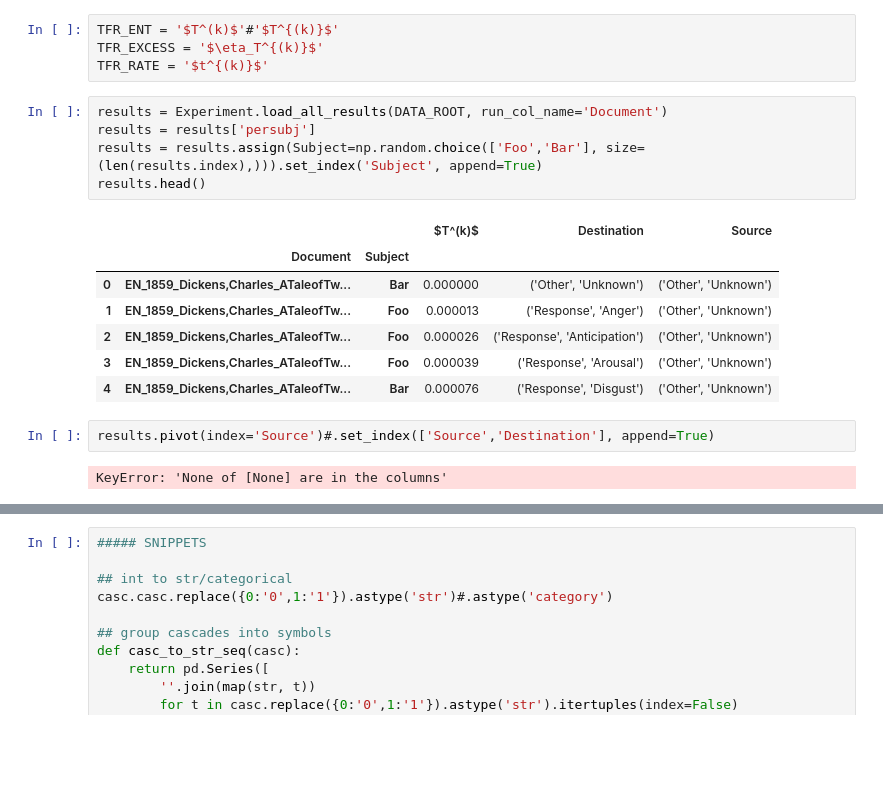
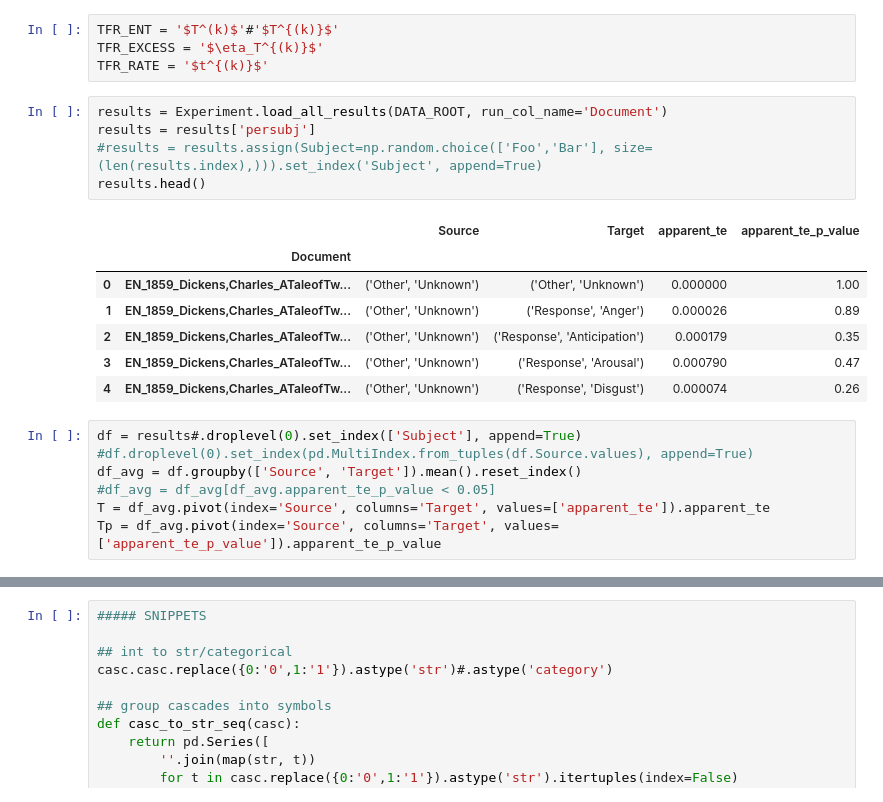
Before and after one commit to kjaquier/psylit-experiments, a Jupyter notebook: notebooks/dev/cascades-transfer-entropy.ipynb, the cells around one changed output, grey strips where cells are left out. Drawn from its saved outputs; the diff is of its cells as text; blank space fills up the shorter version.

Commit message:
Apparent TE + WIP Complete TE

```diff
--- a/notebooks/dev/cascades-transfer-entropy.ipynb
+++ b/notebooks/dev/cascades-transfer-entropy.ipynb
@@ -65,17 +62,20 @@ TFR_RATE = '$t^{(k)}$'
 # %%
 results = Experiment.load_all_results(DATA_ROOT, run_col_name='Document')
 results = results['persubj']
-results = results.assign(Subject=np.random.choice(['Foo','Bar'], size=(len(results.index),))).set_index('Subject', append=True)
+#results = results.assign(Subject=np.random.choice(['Foo','Bar'], size=(len(results.index),))).set_index('Subject', append=True)
 results.head()
 # %% [output]
-|  |  |  | $T^(k)$ | Destination | Source |
-|  | Document | Subject |  |  |  |
-| 0 | EN_1859_Dickens,Charles_ATaleofTw... | Bar | 0.000000 | ('Other', 'Unknown') | ('Other', 'Unknown') |
-| 1 | EN_1859_Dickens,Charles_ATaleofTw... | Foo | 0.000013 | ('Response', 'Anger') | ('Other', 'Unknown') |
-| 2 | EN_1859_Dickens,Charles_ATaleofTw... | Foo | 0.000026 | ('Response', 'Anticipation') | ('Other', 'Unknown') |
-| 3 | EN_1859_Dickens,Charles_ATaleofTw... | Foo | 0.000039 | ('Response', 'Arousal') | ('Other', 'Unknown') |
-| 4 | EN_1859_Dickens,Charles_ATaleofTw... | Bar | 0.000076 | ('Response', 'Disgust') | ('Other', 'Unknown') |
+|  |  | Source | Target | apparent_te | apparent_te_p_value |
+|  | Document |  |  |  |  |
+| 0 | EN_1859_Dickens,Charles_ATaleofTw... | ('Other', 'Unknown') | ('Other', 'Unknown') | 0.000000 | 1.00 |
+| 1 | EN_1859_Dickens,Charles_ATaleofTw... | ('Other', 'Unknown') | ('Response', 'Anger') | 0.000026 | 0.89 |
+| 2 | EN_1859_Dickens,Charles_ATaleofTw... | ('Other', 'Unknown') | ('Response', 'Anticipation') | 0.000179 | 0.35 |
+| 3 | EN_1859_Dickens,Charles_ATaleofTw... | ('Other', 'Unknown') | ('Response', 'Arousal') | 0.000790 | 0.47 |
+| 4 | EN_1859_Dickens,Charles_ATaleofTw... | ('Other', 'Unknown') | ('Response', 'Disgust') | 0.000074 | 0.26 |
-# %%
-results.pivot(index='Source')#.set_index(['Source','Destination'], append=True)
-# %% [output]
-KeyError: 'None of [None] are in the columns'
+# %%
+df = results#.droplevel(0).set_index(['Subject'], append=True)
+#df.droplevel(0).set_index(pd.MultiIndex.from_tuples(df.Source.values), append=True)
+df_avg = df.groupby(['Source', 'Target']).mean().reset_index()
+#df_avg = df_avg[df_avg.apparent_te_p_value < 0.05]
+T = df_avg.pivot(index='Source', columns='Target', values=['apparent_te']).apparent_te
+Tp = df_avg.pivot(index='Source', columns='Target', values=['apparent_te_p_value']).apparent_te_p_value
```
Also changed, not shown: parts of 14 cells of this notebook, 13 other files.
